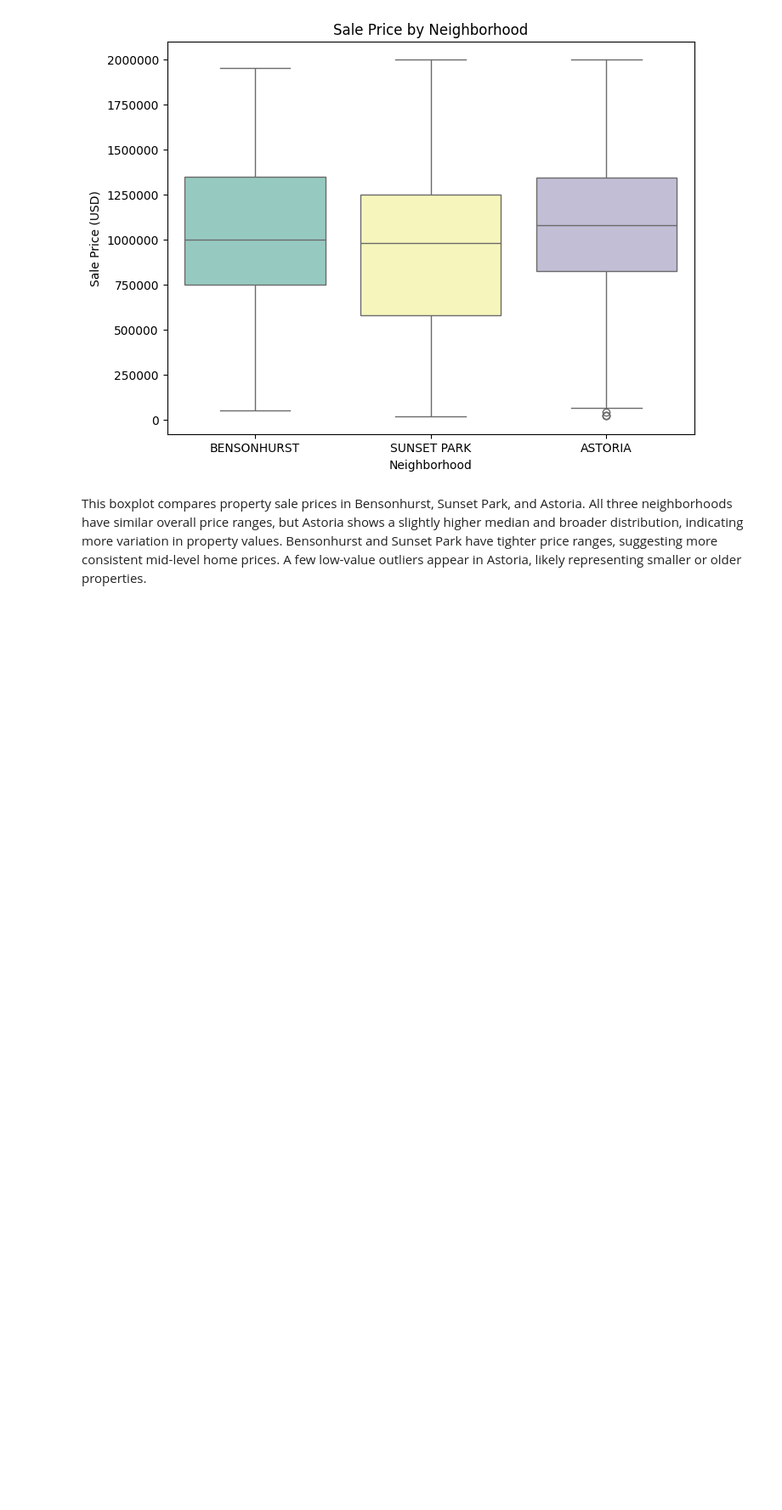
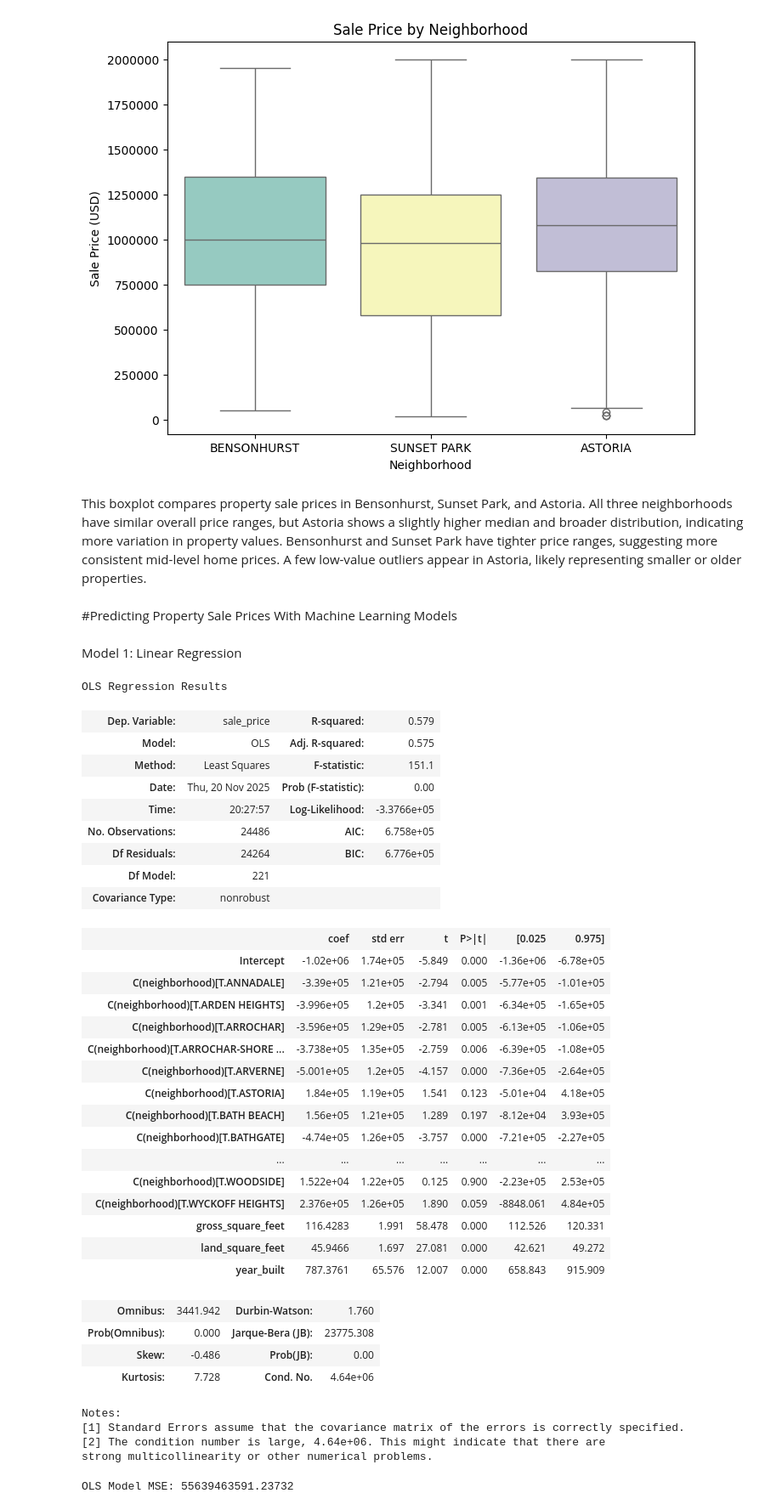
Before and after one commit to Mustak-Eman/NYC-Property-Sales-EDA, a Jupyter notebook: Milestone_1.ipynb, the cells around one changed output. Shown at 85% size. Drawn from its saved outputs; the diff is of its cells as text; code cells hidden in the pictures; blank space fills up the shorter version.

```diff
--- a/Milestone_1.ipynb
+++ b/Milestone_1.ipynb
@@ -18,5 +23,5 @@ import seaborn as sns
 # %%
-nyc_property_sales = pd.read_csv('nyc-rolling-sales[2].csv')
+nyc_property_sales = pd.read_csv('https://raw.githubusercontent.com/Mustak-Eman/NYC-Property-Sales-EDA/refs/heads/main/nyc-rolling-sales.csv')
 nyc_property_sales.head()
 # %% [output]
 |  | Unnamed: 0 | BOROUGH | NEIGHBORHOOD | BUILDING CLASS CATEGORY | TAX CLASS AT PRESENT | BLOCK | LOT | ... |
@@ -190,3 +195,64 @@ This boxplot compares property sale prices in Bensonhurst, Sunset Park, and Asto
 All three neighborhoods have similar overall price ranges, but Astoria shows a slightly higher median and broader distribution, indicating more variation in property values.
 Bensonhurst and Sunset Park have tighter price ranges, suggesting more consistent mid-level home prices.
 A few low-value outliers appear in Astoria, likely representing smaller or older properties.
+# %% [markdown]
+#Predicting Property Sale Prices With Machine Learning Models
+# %%
+clean_nyc = nyc_property_sales[
+    (nyc_property_sales['sale_price'].between(20000, 2000000)) &
+    (nyc_property_sales['gross_square_feet'].between(100, 8000)) &
+    (nyc_property_sales['land_square_feet'].between(100, 6000)) &
+    (nyc_property_sales['year_built'].between(1800, 2023)) &
+    (nyc_property_sales['neighborhood'].notna())
+].copy()
+# %% [markdown]
+Model 1: Linear Regression
+# %%
+linear_df = clean_nyc.copy()
+# %%
+linear_dummy = pd.get_dummies(linear_df['neighborhood'], drop_first=True)
+linear_df = pd.concat([linear_df, linear_dummy], axis=1)
+# %%
+linear_model = smf.ols("sale_price ~ gross_square_feet + land_square_feet + year_built + C(neighborhood)", data = linear_df).fit()
+linear_model.summary()
+# %% [output]
+OLS Regression Results
+| Dep. Variable: | sale_price | R-squared: | 0.579 |
+| Model: | OLS | Adj. R-squared: | 0.575 |
+| Method: | Least Squares | F-statistic: | 151.1 |
+| Date: | Thu, 20 Nov 2025 | Prob (F-statistic): | 0.00 |
+| Time: | 20:27:57 | Log-Likelihood: | -3.3766e+05 |
+| No. Observations: | 24486 | AIC: | 6.758e+05 |
+| Df Residuals: | 24264 | BIC: | 6.776e+05 |
+| Df Model: | 221 |  |  |
+| Covariance Type: | nonrobust |  |  |
+|  | coef | std err | t | P>|t| | [0.025 | 0.975] |
+| Intercept | -1.02e+06 | 1.74e+05 | -5.849 | 0.000 | -1.36e+06 | -6.78e+05 |
+| C(neighborhood)[T.ANNADALE] | -3.39e+05 | 1.21e+05 | -2.794 | 0.005 | -5.77e+05 | -1.01e+05 |
+| C(neighborhood)[T.ARDEN HEIGHTS] | -3.996e+05 | 1.2e+05 | -3.341 | 0.001 | -6.34e+05 | -1.65e+05 |
+| C(neighborhood)[T.ARROCHAR] | -3.596e+05 | 1.29e+05 | -2.781 | 0.005 | -6.13e+05 | -1.06e+05 |
+| C(neighborhood)[T.ARROCHAR-SHORE ... | -3.738e+05 | 1.35e+05 | -2.759 | 0.006 | -6.39e+05 | -1.08e+05 |
+| C(neighborhood)[T.ARVERNE] | -5.001e+05 | 1.2e+05 | -4.157 | 0.000 | -7.36e+05 | -2.64e+05 |
+| C(neighborhood)[T.ASTORIA] | 1.84e+05 | 1.19e+05 | 1.541 | 0.123 | -5.01e+04 | 4.18e+05 |
+| C(neighborhood)[T.BATH BEACH] | 1.56e+05 | 1.21e+05 | 1.289 | 0.197 | -8.12e+04 | 3.93e+05 |
+| C(neighborhood)[T.BATHGATE] | -4.74e+05 | 1.26e+05 | -3.757 | 0.000 | -7.21e+05 | -2.27e+05 |
+| ... | ... | ... | ... | ... | ... | ... |
+| C(neighborhood)[T.WOODSIDE] | 1.522e+04 | 1.22e+05 | 0.125 | 0.900 | -2.23e+05 | 2.53e+05 |
+| C(neighborhood)[T.WYCKOFF HEIGHTS] | 2.376e+05 | 1.26e+05 | 1.890 | 0.059 | -8848.061 | 4.84e+05 |
+| gross_square_feet | 116.4283 | 1.991 | 58.478 | 0.000 | 112.526 | 120.331 |
+| land_square_feet | 45.9466 | 1.697 | 27.081 | 0.000 | 42.621 | 49.272 |
+| year_built | 787.3761 | 65.576 | 12.007 | 0.000 | 658.843 | 915.909 |
+| Omnibus: | 3441.942 | Durbin-Watson: | 1.760 |
+| Prob(Omnibus): | 0.000 | Jarque-Bera (JB): | 23775.308 |
+| Skew: | -0.486 | Prob(JB): | 0.00 |
+| Kurtosis: | 7.728 | Cond. No. | 4.64e+06 |
+Notes:
+[1] Standard Errors assume that the covariance matrix of the errors is correctly specified.
+[2] The condition number is large, 4.64e+06. This might indicate that there are
+strong multicollinearity or other numerical problems.
+# %%
+ols_predictions = linear_model.predict(clean_nyc)
+ols_mse = mean_squared_error(clean_nyc['sale_price'], ols_predictions)
+print("OLS Model MSE:", ols_mse)
+# %% [output]
+OLS Model MSE: 55639463591.23732
```
Also changed, not shown: parts of 24 cells of this notebook.
